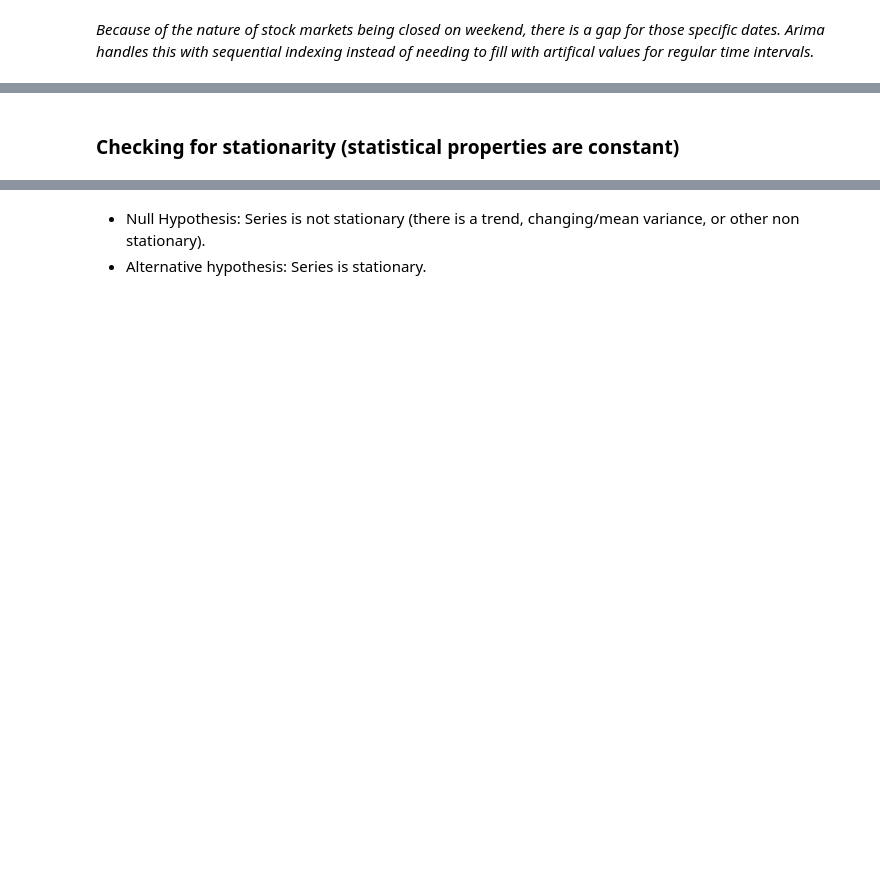
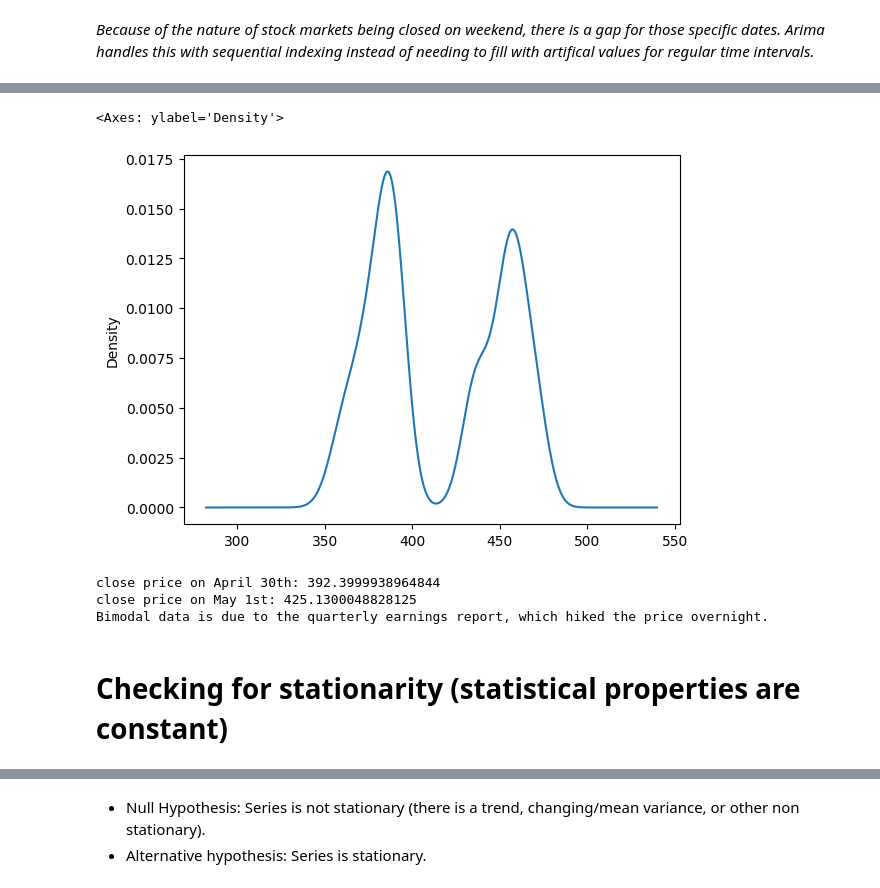
Before and after one commit to BillyBrothers/Stock_Prediction, a Jupyter notebook: Workbooks/Arima_Basic_Model.ipynb, the cells around one changed output, grey strips where cells are left out. Saved outputs shown, nothing was run; the diff lists cells and outputs as text; code cells hidden in the pictures; blank space fills up the shorter version.

```diff
--- a/Workbooks/Arima_Basic_Model.ipynb
+++ b/Workbooks/Arima_Basic_Model.ipynb
@@ -99,2 +84,17 @@ plt.legend()
+# %%
+msft_df['Close'].plot(kind='kde')
+# %% [output]
+<Axes: ylabel='Density'>
+[figure, added]
+# %%
+start_date = '2025-04-30 15:55:00-04:00'
+end_date = '2025-05-01 15:55:00-04:00'
+print("close price on April 30th:", msft_df.loc[start_date]['Close'])
+print("close price on May 1st:", msft_df.loc[end_date]['Close'])
+print("Bimodal data is due to the quarterly earnings report, which hiked the price overnight.")
+# %% [output]
+close price on April 30th: 392.3999938964844
+close price on May 1st: 425.1300048828125
+Bimodal data is due to the quarterly earnings report, which hiked the price overnight.
 # %% [markdown]
-### Checking for stationarity (statistical properties are constant)
+# Checking for stationarity (statistical properties are constant)
```
Also changed, not shown: parts of 45 cells of this notebook.
